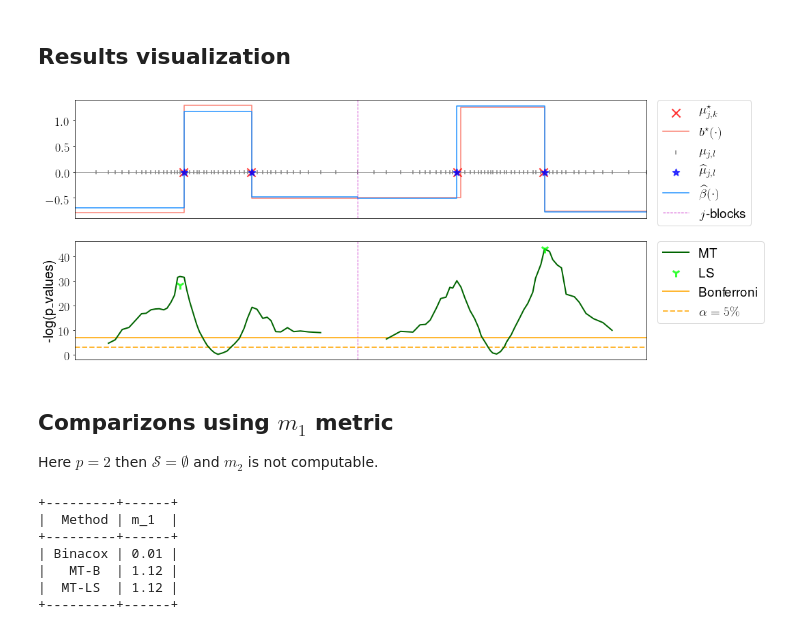
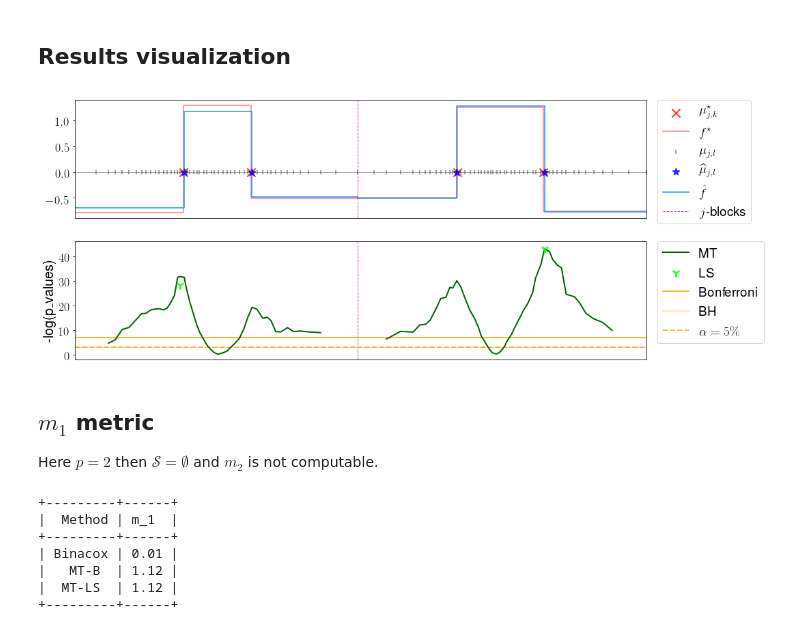
Before and after one commit to SimonBussy/binacox, a Jupyter notebook: tutorial.ipynb, the cells around one changed output. Cells and saved outputs as stored; diff of their text form; code cells hidden in the pictures.

```diff
--- a/tutorial.ipynb
+++ b/tutorial.ipynb
@@ -244,7 +244,7 @@ pl.show()
 ### Get $b^\star$ and $\widehat{\beta^\star}$
 # %%
 right_translations, block_separation = [], []
-b_star_x, b_star_y = [], []
+beta_star_x, beta_star_y = [], []
 hat_beta_star_x, hat_beta_star_y = [], []
 K_star, hat_K_star = np.array([]), np.array([])
 previous_max, start, start_ = 0, 0, 0
@@ -267,12 +267,13 @@ for j in range(n_features):
     K_star = np.append(K_star, K_star_j)
     beta_star_j = beta_star[start:start + len(mu_star_j) + 1]
     start += len(mu_star_j) + 1
-    b_star_x += [current_min if j==0 else previous_max]
-    b_star_y += [beta_star_j[0]]
+    beta_star_x += [current_min if j==0 else previous_max]
+    beta_star_y += [beta_star_j[0]]
+    beta_star_x += list(mu_star_j)
     for k in range(len(mu_star_j)):
         l_star_jk = np.argmax(np.where(mu_jk <= mu_star_j[k])) + 1
-        b_star_x += [mu_jk[l_star_jk]]
-        b_star_y += [beta_star_j[k + 1]]
+        beta_star_y += [beta_star_j[k + 1]]
+
     hat_mu_star_j = cut_points_estimates[str(j)][1:-1] + right_translation
     hat_mu_star = np.append(hat_mu_star, hat_mu_star_j)
     hat_K_star_j = len(hat_mu_star_j)
@@ -287,8 +288,9 @@ for j in range(n_features):
         hat_beta_star_y += [hat_beta_star_j[k + 1]]
     previous_max = np.max(mu)
     block_separation += [previous_max]
-b_star_x += [previous_max]
-b_star_y = [b_star_y[0]] + b_star_y
+
+beta_star_x += [previous_max]
+beta_star_y = [beta_star_y[0]] + beta_star_y
 hat_beta_star_x += [previous_max]
 hat_beta_star_y = [hat_beta_star_y[0]] + hat_beta_star_y
 # %% [markdown]
@@ -337,9 +339,9 @@ and $\mathcal{E}(A \| B) = \sup_{b\in B} \inf_{a \in A}|a - b|$.</li>
 fig = pl.figure(figsize=(15, 7))
 ax = fig.add_subplot(211)
 ax.axhline(0, c='grey', alpha=.8, lw=1)
-pl.step(b_star_x, b_star_y, c='salmon', label=r"$b^\star(\cdot)$")
+pl.step(beta_star_x, beta_star_y, c='salmon', label=r"$f^\star$")
 pl.step(hat_beta_star_x, hat_beta_star_y, c='dodgerblue',
-        label=r"$\widehat \beta(\cdot)$")
+        label=r"$\hat f$")
 pl.scatter(mu_star, np.zeros(len(mu_star)), c='r', marker='x',
            s=150, lw=2, label=r"$\mu^\star_{j,k}$", zorder=5, alpha=.8)
 pl.scatter(hat_mu_star, np.zeros(len(hat_mu_star)), c='b', marker='*',
@@ -403,39 +405,49 @@ for j in range(n_features):
     if p_values_corr[j] < alpha:
         est_j.insert(1, p_values_j.values_to_test[p_values_j_argmin])
         hat_K_star_MT_LS += [1]
     else:
         hat_K_star_MT_LS += [0]
     cut_points_estimates_MT_LS[str(j)] = est_j
     ax.axvline(block_separation[j], c='m', ls='--',
                alpha=.8, lw=1)
 
 _, y_max = ax.get_ylim()
 for j in range(n_features):
     p_values_j = multiple_testing_rslt[j]
     label = ""
-
-
     if j == 0:
         label = "Bonferroni"
         min_val = mu[0]
     else:
         min_val = block_separation[j - 1]
     n_tested = p_values_j.values_to_test.shape[0]
     ax.axhline(-np.log(alpha/n_tested), min_val, block_separation[j], c='orange',
                ls='-', alpha=.8, lw=2, label=label)
+
+    label = ""
+    if j == 0:
+        label = "BH"
+    FDR = alpha
+    for i, p_val in enumerate(np.sort(p_values_j.p_values)):
+        BH_threshold = p_val
+        if p_val > (i + 1) * FDR / n_tested:
+            break
+    ax.axhline(-np.log(BH_threshold), min_val, block_separation[j], c='navajowhite',
+               ls='-', alpha=.8, lw=2, label=label)
+
 ax.axhline(-np.log(alpha), c='orange', ls='--',
            alpha=.8, lw=2, label=r'$\alpha=5\%$')
 
 h, l = ax.get_legend_handles_labels()
-h = [h[0], h[3], h[1], h[2]]
+h = [h[0], h[4], h[1], h[2], h[3]]
 ax.legend(handles=h, bbox_to_anchor=(1.02, 1), loc=2,
           borderaxespad=0, fontsize=19)
 pl.savefig('./figures/estimation.pdf', bbox_inches='tight')
 pl.show()
 # %% [output]
-[figure, old version]
+[figure, new version]
 # %% [markdown]
-## Comparizons using $m_1$ metric
+## $m_1$ metric
 
 Here $p=2$ then $\mathcal{S}=\emptyset$ and $m_2$ is not computable.
 # %%
```
Also changed, not shown: parts of 5 cells of this notebook, 11 other files.
